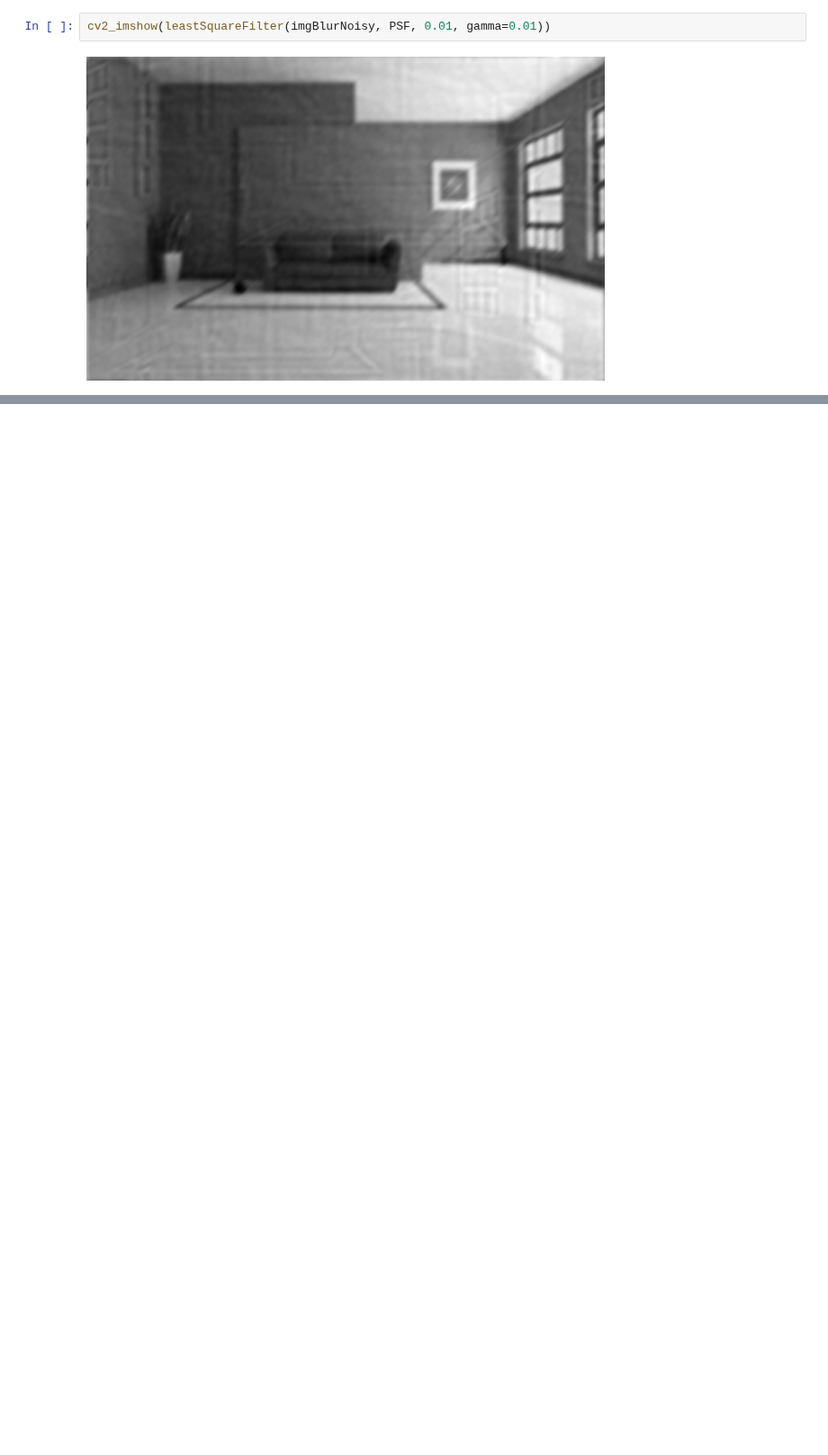
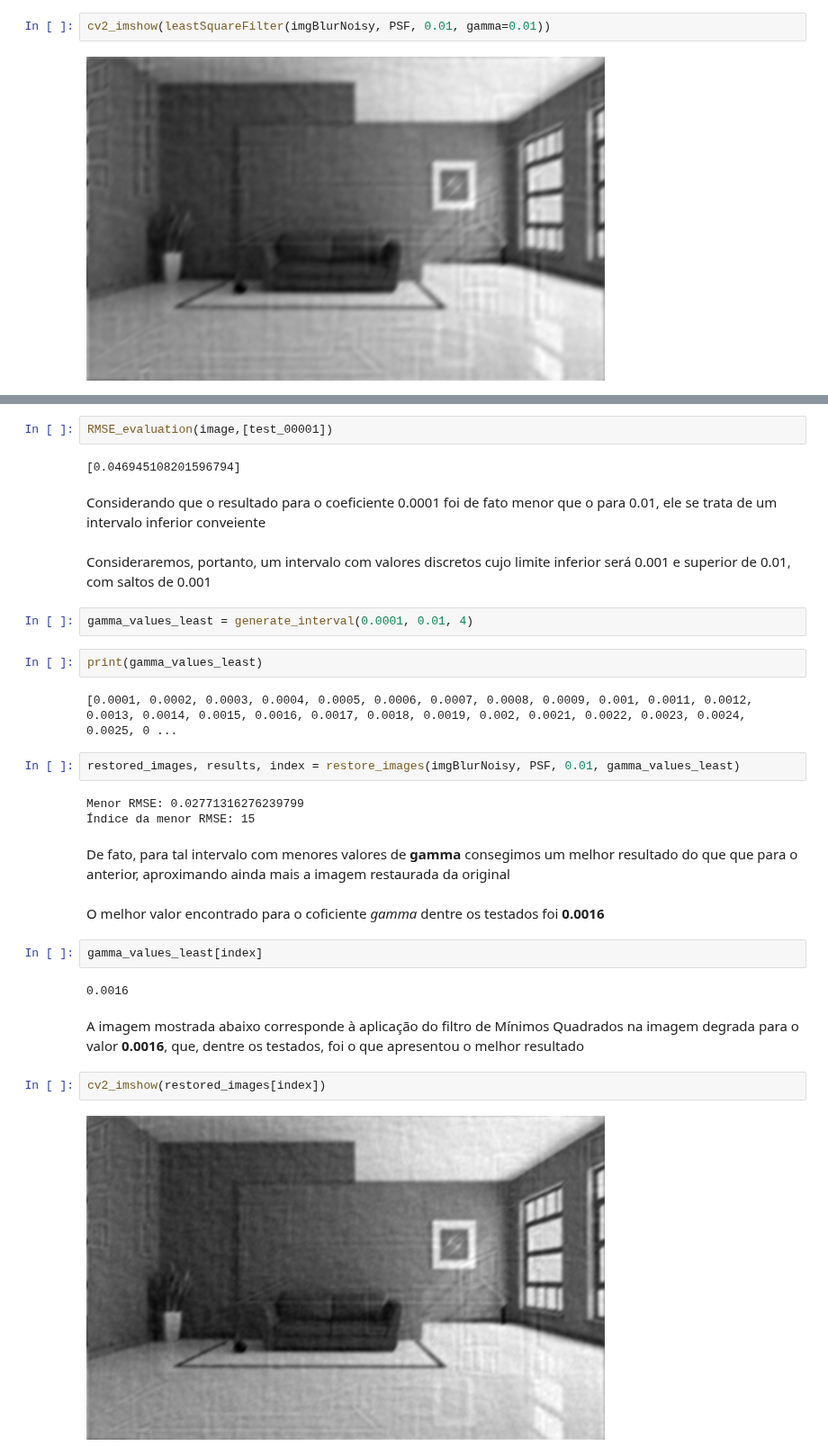
Before and after one commit to shl0mo/Computational_Photography, a Jupyter notebook: Image Restoration/Image_Restoration-LMS.ipynb, the cells around one changed output, grey strips where cells are left out. Shown at 90% size. Cells and saved outputs as stored; diff of their text form; blank space fills up the shorter version.

```diff
--- a/Image Restoration/Image_Restoration-LMS.ipynb
+++ b/Image Restoration/Image_Restoration-LMS.ipynb
@@ -146,0 +205,33 @@ cv2_imshow(leastSquareFilter(imgBlurNoisy, PSF, 0.01, gamma=0.02))
+# %%
+RMSE_evaluation(image,[test_00001])
+# %% [output]
+[0.046945108201596794]
+# %% [markdown]
+Considerando que o resultado para o coeficiente 0.0001 foi de fato menor que o para 0.01, ele se trata de um intervalo inferior conveiente
+# %% [markdown]
+Consideraremos, portanto, um intervalo com valores discretos cujo limite inferior será 0.001 e superior de 0.01, com saltos de 0.001
+# %%
+gamma_values_least = generate_interval(0.0001, 0.01, 4)
+# %%
+print(gamma_values_least)
+# %% [output]
+[0.0001, 0.0002, 0.0003, 0.0004, 0.0005, 0.0006, 0.0007, 0.0008, 0.0009, 0.001, 0.0011, 0.0012, 0.0013, 0.0014, 0.0015, 0.0016, 0.0017, 0.0018, 0.0019, 0.002, 0.0021, 0.0022, 0.0023, 0.0024, 0.0025, 0 ...
+# %%
+restored_images, results, index = restore_images(imgBlurNoisy, PSF, 0.01, gamma_values_least)
+# %% [output]
+Menor RMSE: 0.02771316276239799
+Índice da menor RMSE: 15
+# %% [markdown]
+De fato, para tal intervalo com menores valores de **gamma** consegimos um melhor resultado do que que para o anterior, aproximando ainda mais a imagem restaurada da original
+# %% [markdown]
+O melhor valor encontrado para o coficiente *gamma* dentre os testados foi **0.0016**
+# %%
+gamma_values_least[index]
+# %% [output]
+0.0016
+# %% [markdown]
+A imagem mostrada abaixo corresponde à aplicação do filtro de Mínimos Quadrados na imagem degrada para o valor **0.0016**, que, dentre os testados, foi o que apresentou o melhor resultado
+# %%
+cv2_imshow(restored_images[index])
+# %% [output]
+[figure, added]
```
Also changed, not shown: parts of 50 cells of this notebook.
